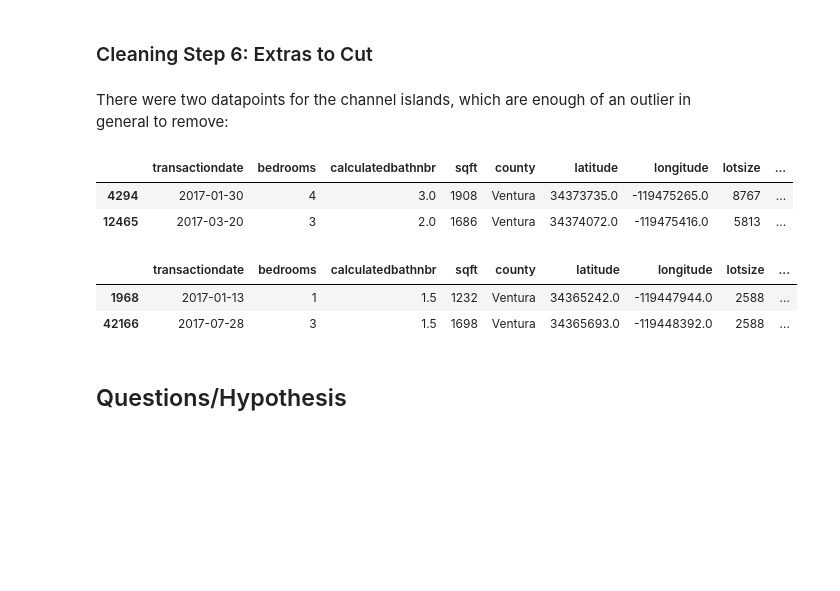
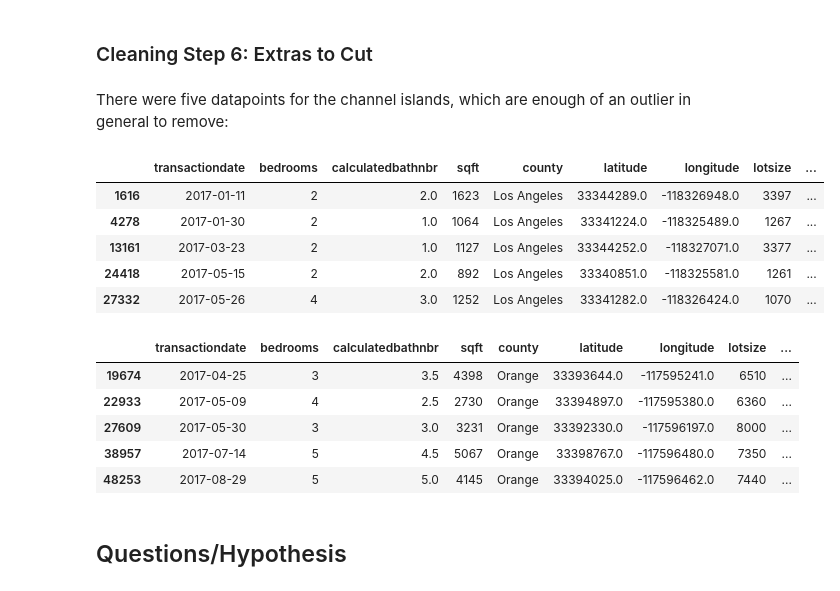
Before and after one commit to Miller-Ryan-1/clustering-project, a Jupyter notebook: final_report.ipynb, the cells around one changed output. Saved outputs shown, nothing was run; the diff lists cells and outputs as text; code cells hidden in the pictures; blank space fills up the shorter version.

```diff
--- a/final_report.ipynb
+++ b/final_report.ipynb
@@ -299,22 +300,28 @@ df.describe()
 # %% [markdown]
 ### Cleaning Step 6: Extras to Cut
 # %% [markdown]
-There were two datapoints for the channel islands, which are enough of an outlier in general to remove:
+There were five datapoints for the channel islands, which are enough of an outlier in general to remove:
 # %%
-# Find the two properties in the channel islands where longitude is most negative = most western
-df[df.longitude.isin(df.longitude.nsmallest(2))]
+# Find the three properties in the channel islands where longitude is most negative = most western
+df[df.latitude.isin(df.latitude.nsmallest(5))]
 # %% [output]
 |  | transactiondate | bedrooms | calculatedbathnbr | sqft | county | latitude | longitude | lotsize | ... |
-| 4294 | 2017-01-30 | 4 | 3.0 | 1908 | Ventura | 34373735.0 | -119475265.0 | 8767 | ... |
-| 12465 | 2017-03-20 | 3 | 2.0 | 1686 | Ventura | 34374072.0 | -119475416.0 | 5813 | ... |
+| 1616 | 2017-01-11 | 2 | 2.0 | 1623 | Los Angeles | 33344289.0 | -118326948.0 | 3397 | ... |
+| 4278 | 2017-01-30 | 2 | 1.0 | 1064 | Los Angeles | 33341224.0 | -118325489.0 | 1267 | ... |
+| 13161 | 2017-03-23 | 2 | 1.0 | 1127 | Los Angeles | 33344252.0 | -118327071.0 | 3377 | ... |
+| 24418 | 2017-05-15 | 2 | 2.0 | 892 | Los Angeles | 33340851.0 | -118325581.0 | 1261 | ... |
+| 27332 | 2017-05-26 | 4 | 3.0 | 1252 | Los Angeles | 33341282.0 | -118326424.0 | 1070 | ... |
 # %%
 # Drop outlier longitudes by index
-df.drop(labels=[4294,12465], axis=0,inplace = True)
-df[df.longitude.isin(df.longitude.nsmallest(2))]
+df.drop(labels=[1616,4278,13161,24418,27332], axis=0,inplace = True)
+df[df.latitude.isin(df.latitude.nsmallest(5))]
 # %% [output]
 |  | transactiondate | bedrooms | calculatedbathnbr | sqft | county | latitude | longitude | lotsize | ... |
-| 1968 | 2017-01-13 | 1 | 1.5 | 1232 | Ventura | 34365242.0 | -119447944.0 | 2588 | ... |
-| 42166 | 2017-07-28 | 3 | 1.5 | 1698 | Ventura | 34365693.0 | -119448392.0 | 2588 | ... |
+| 19674 | 2017-04-25 | 3 | 3.5 | 4398 | Orange | 33393644.0 | -117595241.0 | 6510 | ... |
+| 22933 | 2017-05-09 | 4 | 2.5 | 2730 | Orange | 33394897.0 | -117595380.0 | 6360 | ... |
+| 27609 | 2017-05-30 | 3 | 3.0 | 3231 | Orange | 33392330.0 | -117596197.0 | 8000 | ... |
+| 38957 | 2017-07-14 | 5 | 4.5 | 5067 | Orange | 33398767.0 | -117596480.0 | 7350 | ... |
+| 48253 | 2017-08-29 | 5 | 5.0 | 4145 | Orange | 33394025.0 | -117596462.0 | 7440 | ... |
 # %% [markdown]
 ## Questions/Hypothesis
 # %% [markdown]
```
Also changed, not shown: parts of 18 cells of this notebook.
